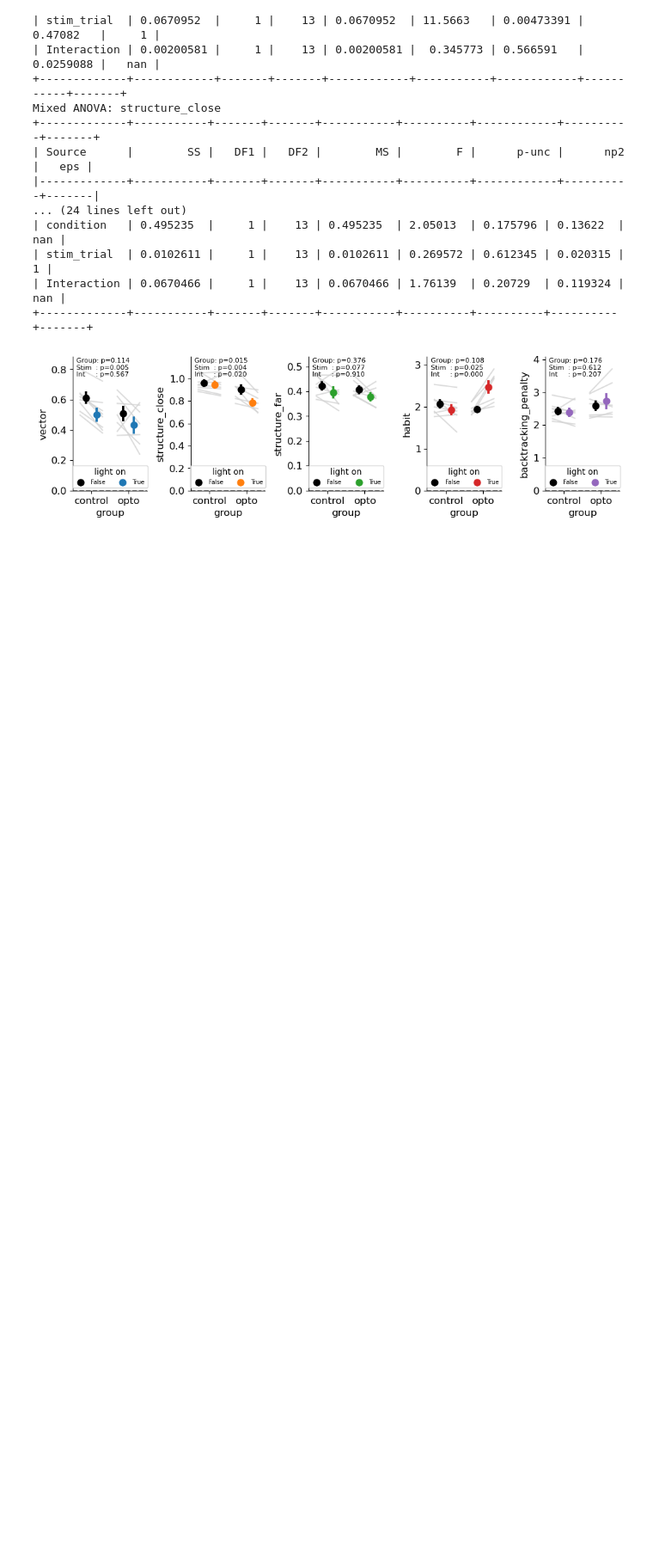
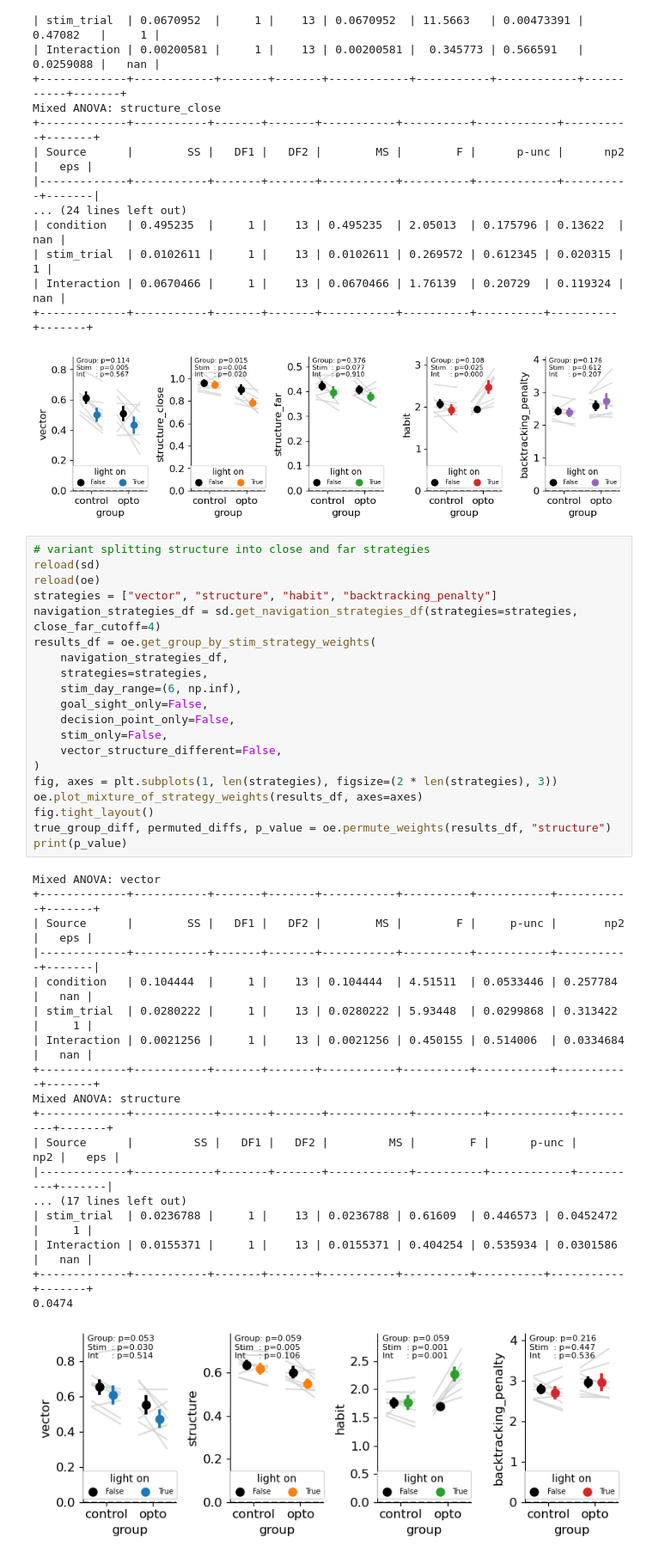
Before and after one commit to peterdoohan/goalNav_mFC-opto3, a Jupyter notebook: code/Notebooks/performance_metrics.ipynb, the cells around one changed output. Shown at 86% size. Cells and saved outputs as stored; diff of their text form; blank space fills up the shorter version.

```diff
--- a/code/Notebooks/performance_metrics.ipynb
+++ b/code/Notebooks/performance_metrics.ipynb
@@ -732,3 +732,42 @@ Mixed ANOVA: structure_close
 | Interaction | 0.0670466 |     1 |    13 | 0.0670466 | 1.76139  | 0.20729  | 0.119324 |   nan |
 +-------------+-----------+-------+-------+-----------+----------+----------+----------+-------+
 [figure]
+# %%
+# variant splitting structure into close and far strategies
+reload(sd)
+reload(oe)
+strategies = ["vector", "structure", "habit", "backtracking_penalty"]
+navigation_strategies_df = sd.get_navigation_strategies_df(strategies=strategies, close_far_cutoff=4)
+results_df = oe.get_group_by_stim_strategy_weights(
+    navigation_strategies_df,
+    strategies=strategies,
+    stim_day_range=(6, np.inf),
+    goal_sight_only=False,
+    decision_point_only=False,
+    stim_only=False,
+    vector_structure_different=False,
+)
+fig, axes = plt.subplots(1, len(strategies), figsize=(2 * len(strategies), 3))
+oe.plot_mixture_of_strategy_weights(results_df, axes=axes)
+fig.tight_layout()
+true_group_diff, permuted_diffs, p_value = oe.permute_weights(results_df, "structure")
+print(p_value)
+# %% [output]
+Mixed ANOVA: vector
++-------------+-----------+-------+-------+-----------+----------+-----------+-----------+-------+
+| Source      |        SS |   DF1 |   DF2 |        MS |        F |     p-unc |       np2 |   eps |
+|-------------+-----------+-------+-------+-----------+----------+-----------+-----------+-------|
+| condition   | 0.104444  |     1 |    13 | 0.104444  | 4.51511  | 0.0533446 | 0.257784  |   nan |
+| stim_trial  | 0.0280222 |     1 |    13 | 0.0280222 | 5.93448  | 0.0299868 | 0.313422  |     1 |
+| Interaction | 0.0021256 |     1 |    13 | 0.0021256 | 0.450155 | 0.514006  | 0.0334684 |   nan |
++-------------+-----------+-------+-------+-----------+----------+-----------+-----------+-------+
+Mixed ANOVA: structure
++-------------+------------+-------+-------+------------+----------+------------+----------+-------+
+| Source      |         SS |   DF1 |   DF2 |         MS |        F |      p-unc |      np2 |   eps |
+|-------------+------------+-------+-------+------------+----------+------------+----------+-------|
+... (17 lines left out)
+| stim_trial  | 0.0236788 |     1 |    13 | 0.0236788 | 0.61609  | 0.446573 | 0.0452472 |     1 |
+| Interaction | 0.0155371 |     1 |    13 | 0.0155371 | 0.404254 | 0.535934 | 0.0301586 |   nan |
++-------------+-----------+-------+-------+-----------+----------+----------+-----------+-------+
+0.0474
+[figure, added]
```
Also changed, not shown: parts of 1 cell of this notebook, 2 other files.
